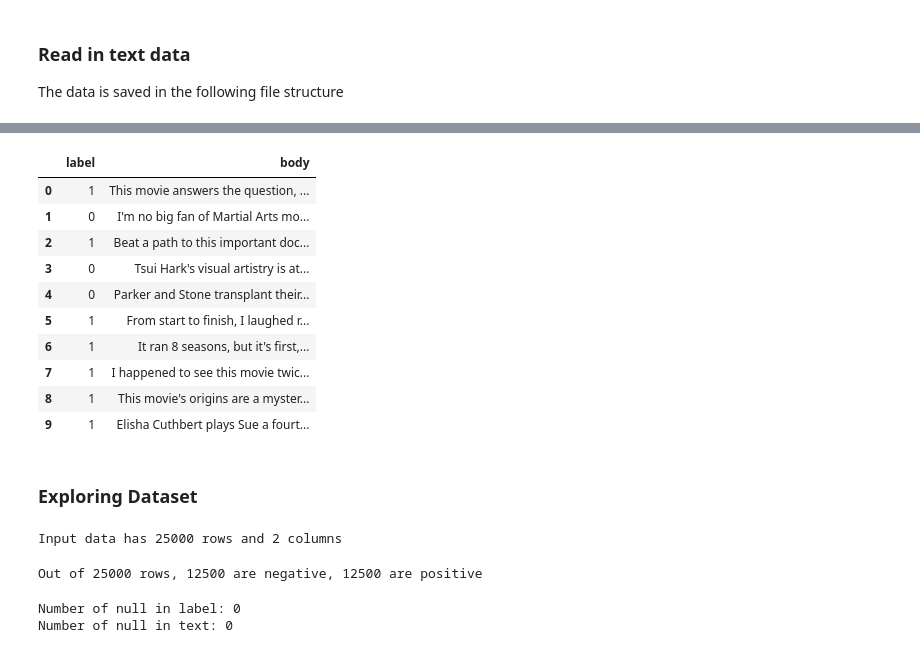
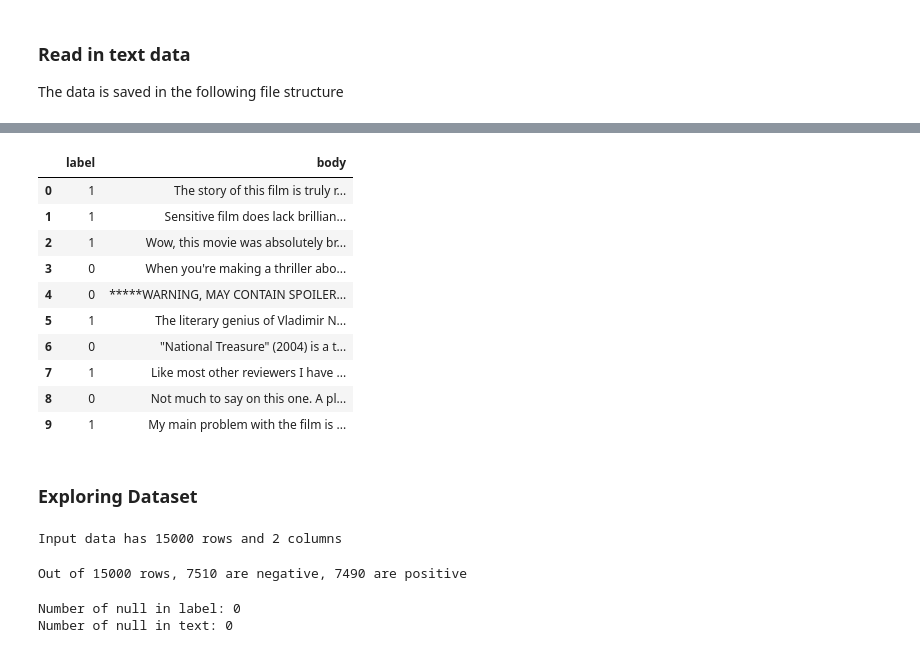
Before and after one commit to casanas10/sentiment_analysis_movie_review, a Jupyter notebook: Sentiment_Analysis.ipynb, the cells around one changed output, grey strips where cells are left out. Cells and saved outputs as stored; diff of their text form; code cells hidden in the pictures.

```diff
--- a/Sentiment_Analysis.ipynb
+++ b/Sentiment_Analysis.ipynb
@@ -28,14 +18,0 @@ The data is saved in the following file structure
-# %%
-import glob
-import pandas as pd
-pd.set_option('display.max_colwidth', 200) # set max number of characters can see in pd dataframe
-
-#path location to the positive directory
-positive_path = 'data/aclimdb/train/pos/*.txt'
-positive_files = glob.glob(positive_path)
-
-body = []
-
-for name in positive_files:
-    with open(name) as f:
-        body.append(f.read())
@@ -60,10 +18,0 @@ positive_corpus.head()
-# %%
-#path location to the positive directory
-negative_path = 'data/aclimdb/train/pos/*.txt'
-negative_files = glob.glob(negative_path)
-
-body = []
-
-for name in negative_files:
-    with open(name) as f:
-        body.append(f.read())
@@ -84,35 +117,41 @@ negative_corpus.head()
 # %%
 #shuffle the positive and negative reviews and reset the index
-full_corpus = pd.concat([positive_corpus, negative_corpus])
+
+full_corpus = pd.DataFrame({
+    'label': train_labels,
+    'body': train_texts
+})
+
 data = full_corpus.sample(frac=1).reset_index(drop=True)
+data = data[:15000]
 data.head(10)
 # %% [output]
 |  | label | body |
-| 0 | 1 | This movie answers the question, ... |
-| 1 | 0 | I'm no big fan of Martial Arts mo... |
-| 2 | 1 | Beat a path to this important doc... |
-| 3 | 0 | Tsui Hark's visual artistry is at... |
-| 4 | 0 | Parker and Stone transplant their... |
-| 5 | 1 | From start to finish, I laughed r... |
-| 6 | 1 | It ran 8 seasons, but it's first,... |
-| 7 | 1 | I happened to see this movie twic... |
-| 8 | 1 | This movie's origins are a myster... |
-| 9 | 1 | Elisha Cuthbert plays Sue a fourt... |
+| 0 | 1 | The story of this film is truly r... |
+| 1 | 1 | Sensitive film does lack brillian... |
+| 2 | 1 | Wow, this movie was absolutely br... |
+| 3 | 0 | When you're making a thriller abo... |
+| 4 | 0 | *****WARNING, MAY CONTAIN SPOILER... |
+| 5 | 1 | The literary genius of Vladimir N... |
+| 6 | 0 | "National Treasure" (2004) is a t... |
+| 7 | 1 | Like most other reviewers I have ... |
+| 8 | 0 | Not much to say on this one. A pl... |
+| 9 | 1 | My main problem with the film is ... |
 # %% [markdown]
 ### Exploring Dataset
 # %%
 # What is the shape of this datataset
 
-print("Input data has {} rows and {} columns".format(len(full_corpus), len(full_corpus.columns)))
+print("Input data has {} rows and {} columns".format(len(data), len(data.columns)))
 # %% [output]
-Input data has 25000 rows and 2 columns
+Input data has 15000 rows and 2 columns
 # %%
 # How many revies are negative and positive?
 
-print("Out of {} rows, {} are negative, {} are positive".format(len(full_corpus),
-                                                       len(full_corpus[full_corpus['label']=='0']),
-                                                       len(full_corpus[full_corpus['label']=='1'])))
+print("Out of {} rows, {} are negative, {} are positive".format(len(data),
+                                                       len(data[data['label']==0]),
+                                                       len(data[data['label']==1])))
 # %% [output]
-Out of 25000 rows, 12500 are negative, 12500 are positive
+Out of 15000 rows, 7510 are negative, 7490 are positive
 # %%
 # Is there any missing data?
```
Also changed, not shown: parts of 49 cells of this notebook, 1 other file.
